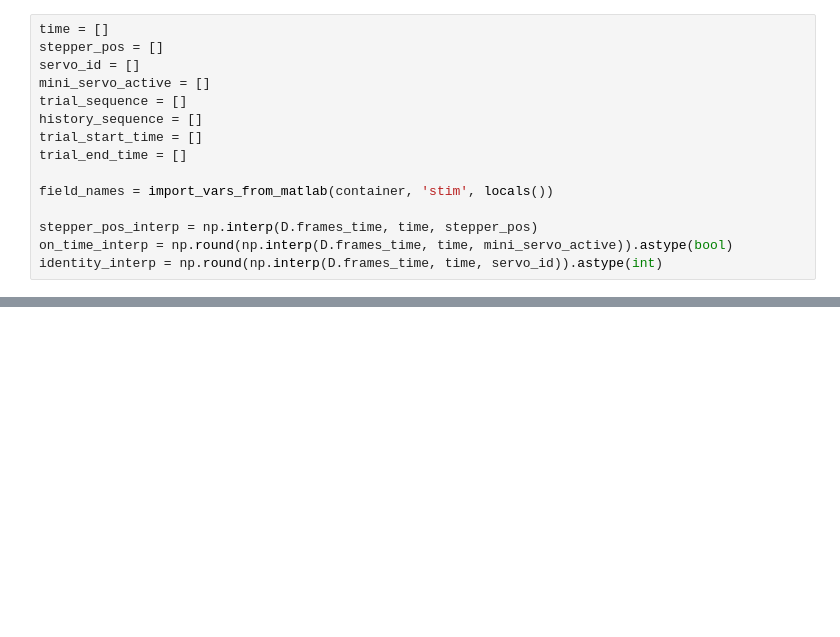
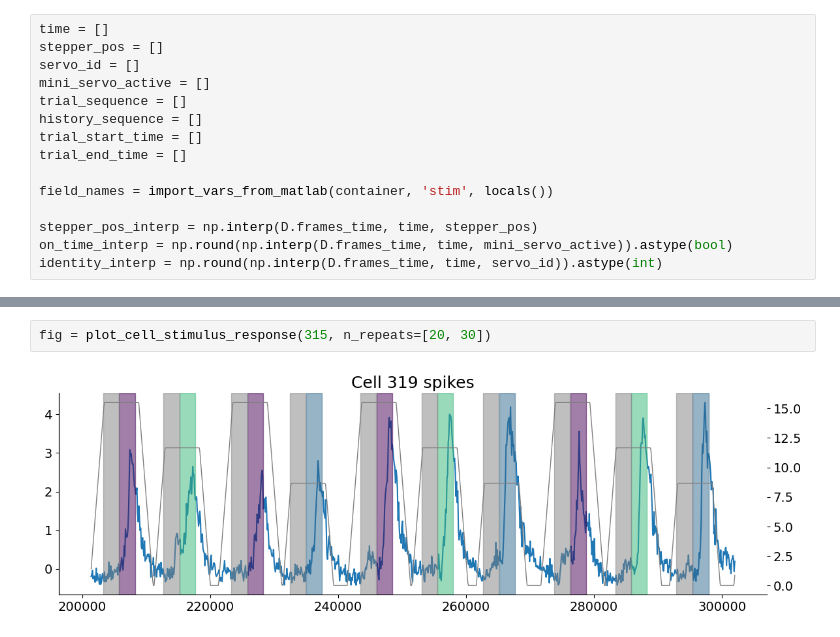
Before and after one commit to s-acosta/distance-project, a Jupyter notebook: linear-notebooks/analysis-linear-stimulus.ipynb, the cells around one changed output, grey strips where cells are left out. Saved outputs shown, nothing was run; the diff lists cells and outputs as text; blank space fills up the shorter version.

```diff
--- a/linear-notebooks/analysis-linear-stimulus.ipynb
+++ b/linear-notebooks/analysis-linear-stimulus.ipynb
@@ -298,0 +446,4 @@ for i in [1,2,3]:
+# %%
+fig = plot_cell_stimulus_response(315, n_repeats=[20, 30])
+# %% [output]
+[figure, added]
```
Also changed, not shown: parts of 32 cells of this notebook, 3 other files.
